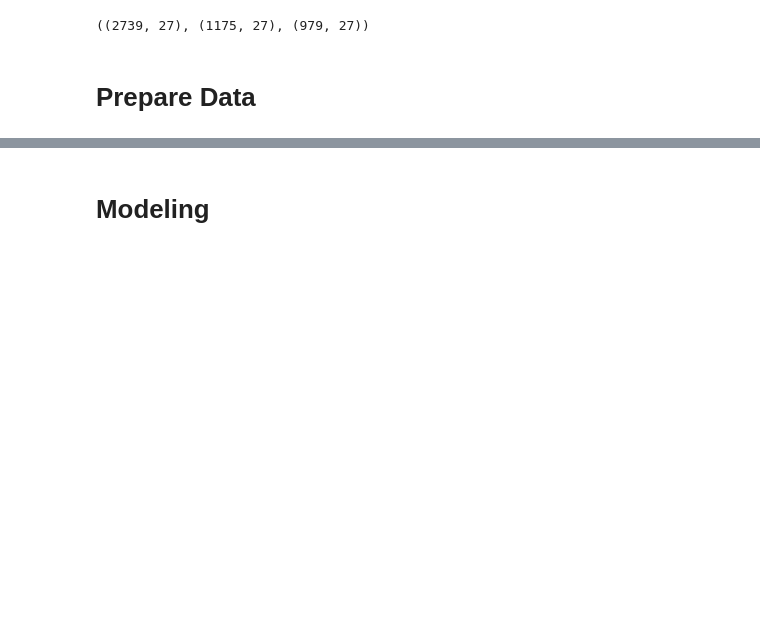
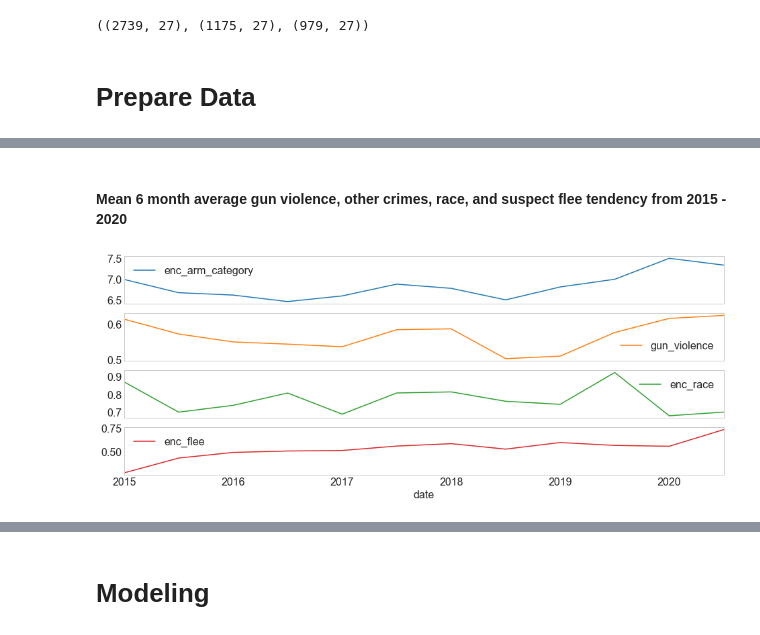
Before and after one commit to stephenkipkurui/codeup-individual-project, a Jupyter notebook: final_report.ipynb, the cells around one changed output, grey strips where cells are left out. Drawn from its saved outputs; the diff is of its cells as text; code cells hidden in the pictures; blank space fills up the shorter version.

```diff
--- a/final_report.ipynb
+++ b/final_report.ipynb
@@ -98,0 +148,9 @@ train.shape, validate.shape, test.shape
+# %% [markdown]
+#### Mean 6 month average gun violence, other crimes, race, and suspect flee tendency from 2015 - 2020
+# %%
+# Time series analysis of gun violence, other crimes categories and race over time (Mean 6 months average)
+
+train[["enc_arm_category", "gun_violence", 'enc_race', 'enc_flee']].resample("6M").mean().plot(grid = False, subplots = True, figsize=(16,6))
+None
+# %% [output]
+[figure, added]
```
Also changed, not shown: parts of 64 cells of this notebook.
